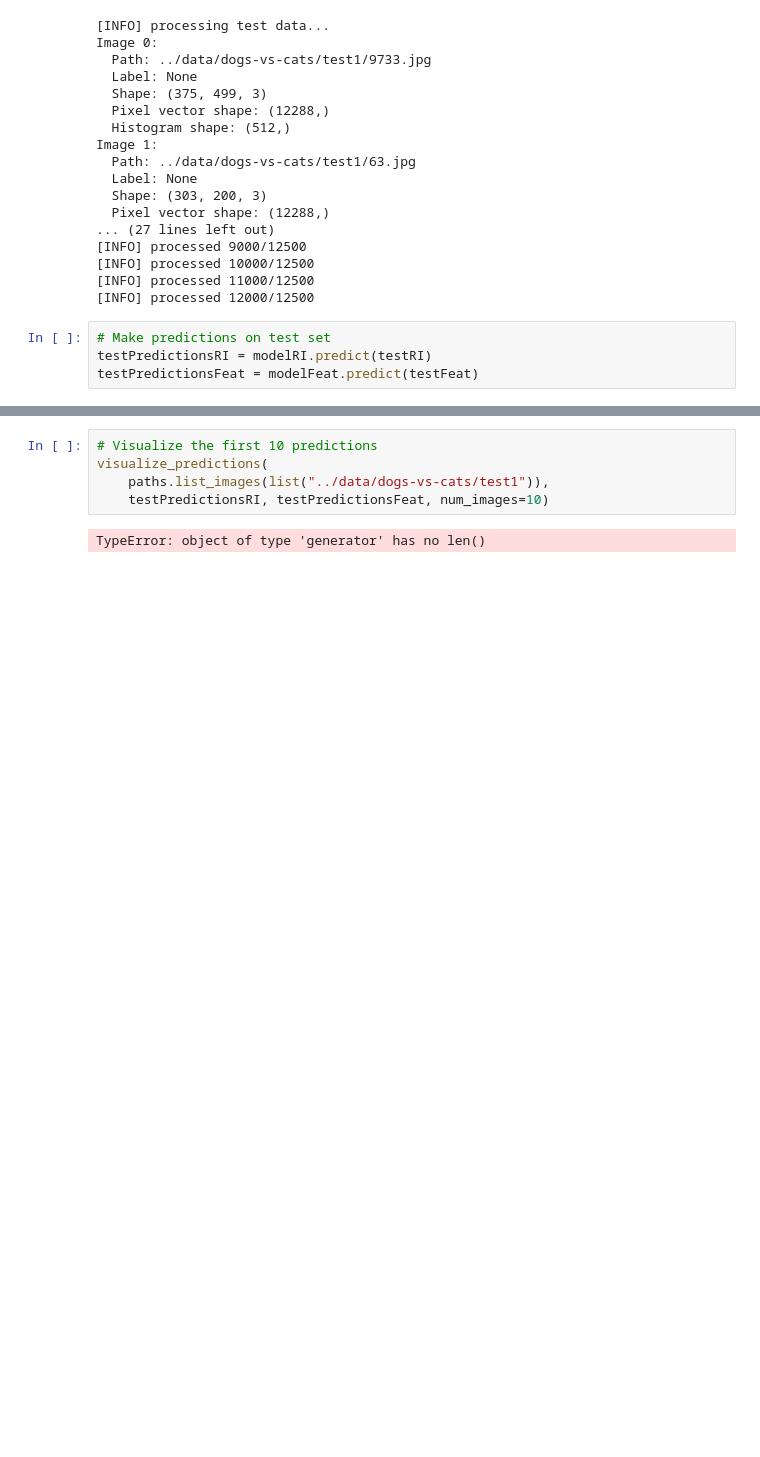
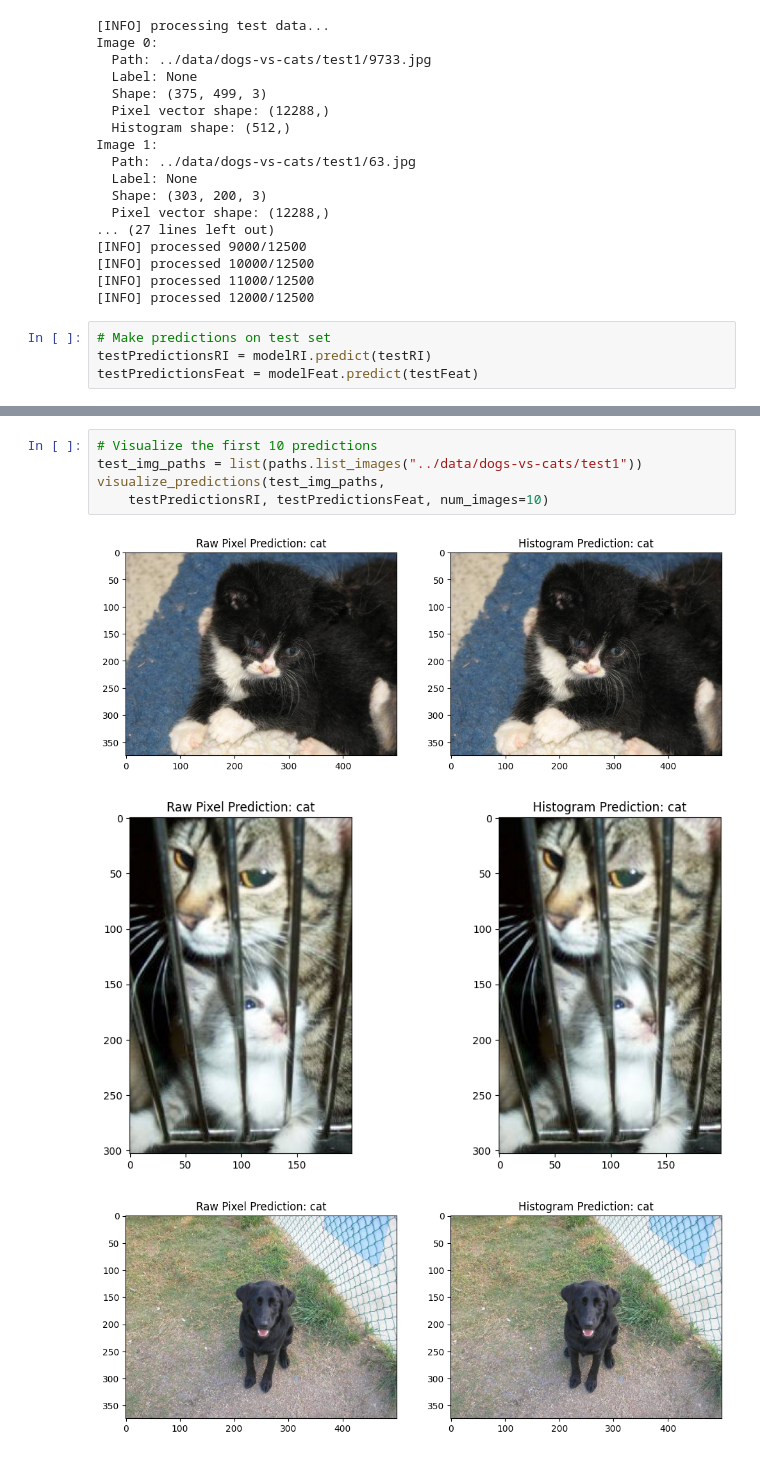
Before and after one commit to shanks-t/stanford_cnn, a Jupyter notebook: knn/notebooks/knn.ipynb, the cells around one changed output, grey strips where cells are left out. Drawn from its saved outputs; the diff is of its cells as text; blank space fills up the shorter version.

```diff
--- a/knn/notebooks/knn.ipynb
+++ b/knn/notebooks/knn.ipynb
@@ -160,8 +162,10 @@ def visualize_predictions(imagePaths, predictionsRI, predictionsFeat, num_images
         plt.show()
 # %%
 # Visualize the first 10 predictions
-visualize_predictions(
-    paths.list_images(list("../data/dogs-vs-cats/test1")),
+test_img_paths = list(paths.list_images("../data/dogs-vs-cats/test1"))
+visualize_predictions(test_img_paths,
     testPredictionsRI, testPredictionsFeat, num_images=10)
 # %% [output]
-TypeError: object of type 'generator' has no len()
+[figure, added]
+[figure, added]
+[figure, added]
```
Also changed, not shown: parts of 2 cells of this notebook, 1 other file.
